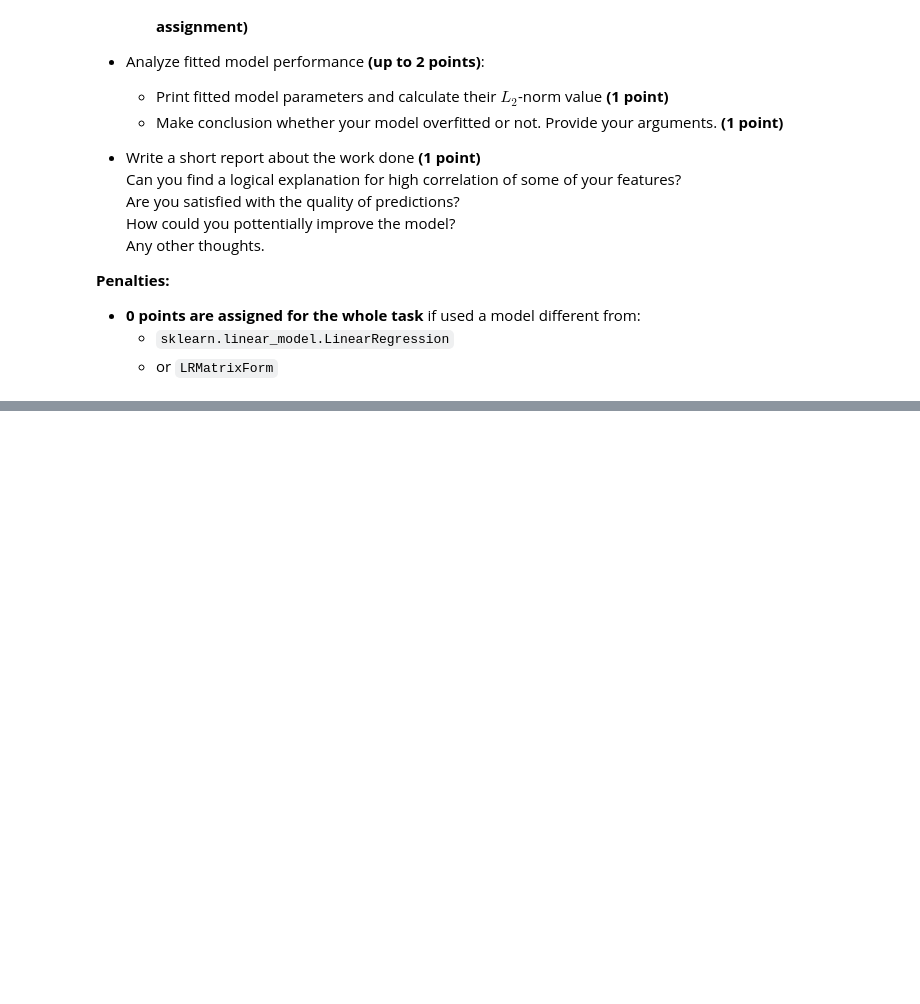
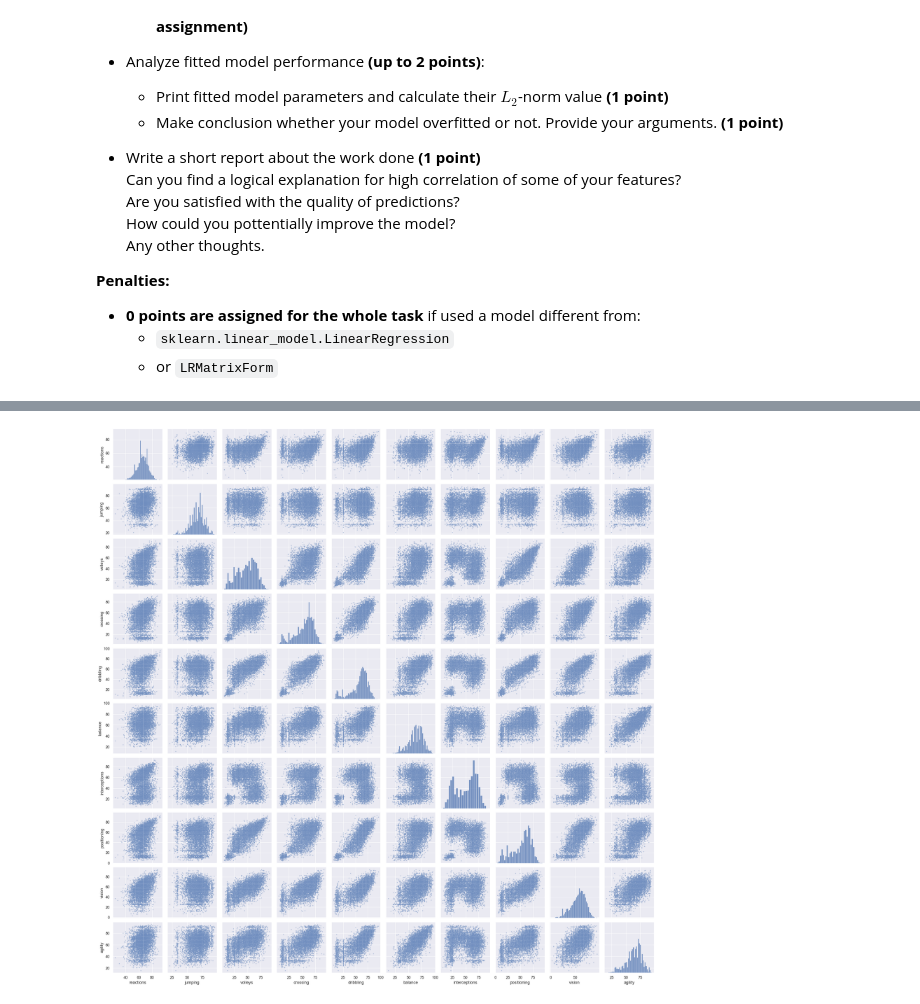
Before and after one commit to githubjeka/ml-intro, a Jupyter notebook: lr.ipynb, the cells around one changed output, grey strips where cells are left out. Saved outputs shown, nothing was run; the diff lists cells and outputs as text; code cells hidden in the pictures; blank space fills up the shorter version.

```diff
--- a/lr.ipynb
+++ b/lr.ipynb
@@ -1416,0 +1850,9 @@ Steps you need to follow:
+# %%
+# target = 'agility'
+features = ['reactions', 'jumping', 'volleys', 'crossing', 'dribbling', 'balance', 'interceptions','positioning', 'vision',]
+cols = features + [target]
+x_train, y_train, x_test, y_test = get_train_test_data(features, target)
+# %%
+sns.pairplot(DF_TRAIN[cols], plot_kws={'s': 7, 'alpha': 0.5});
+# %% [output]
+[figure, added]
```
Also changed, not shown: parts of 81 cells of this notebook.
